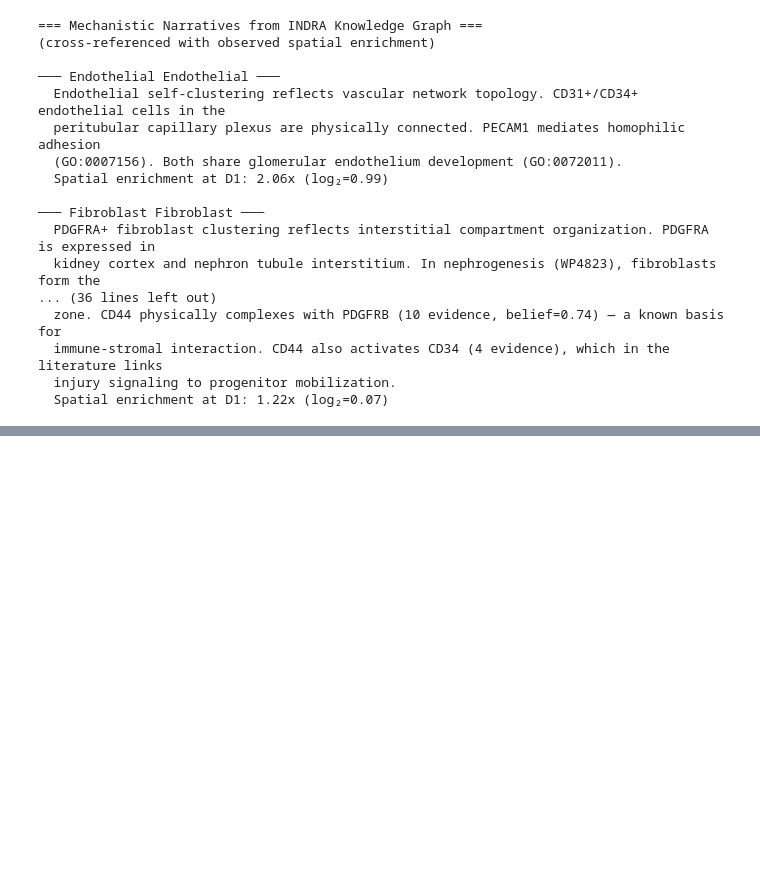
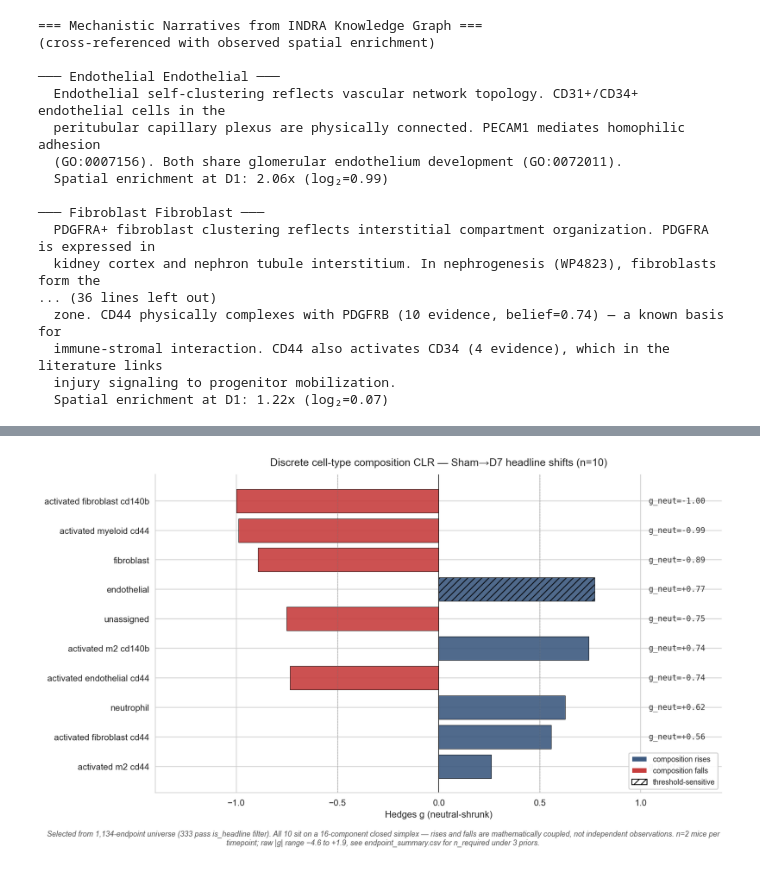
Before and after one commit to ejmockler/IMC-workflow, a Jupyter notebook: notebooks/main_narrative.ipynb, the cells around one changed output, grey strips where cells are left out. Drawn from its saved outputs; the diff is of its cells as text; code cells hidden in the pictures; blank space fills up the shorter version.

```diff
--- a/notebooks/main_narrative.ipynb
+++ b/notebooks/main_narrative.ipynb
@@ -1218,0 +1295,78 @@ Family A endpoints filtered OUT of co-headlines (full accounting):
+# %%
+# Discrete cell-type CLR — Sham→D7 headline shifts (closed-simplex coordinates)
+import pandas as pd
+import matplotlib.pyplot as plt
+import matplotlib.patches as mpatches
+import numpy as np
+
+base = project_root / 'results' / 'biological_analysis' / 'temporal_interfaces'
+endpoint_df = pd.read_csv(base / 'endpoint_summary.csv')
+for col in ['g_pathological', 'is_headline', 'support_sensitive', 'threshold_sensitive']:
+    if col in endpoint_df.columns:
+        endpoint_df[col] = (endpoint_df[col] == True)
+
+discrete = endpoint_df[
+    (endpoint_df['family'] == 'A_interface_clr') &
+    (endpoint_df['endpoint_axis'] == 'discrete_celltype_16cat') &
+    (endpoint_df['tp1'] == 'Sham') & (endpoint_df['tp2'] == 'D7') &
+    (endpoint_df['is_headline'])
+].copy()
+# Largest |g| at top (matplotlib barh inverts y-axis by default)
+discrete = discrete.reindex(discrete['g_shrunk_neutral'].abs().sort_values(ascending=True).index)
+discrete['label'] = discrete['endpoint'].str.replace('_clr', '').str.replace('_', ' ')
+
+# Universe / selection-burden context
+n_universe = len(endpoint_df)
+n_headline = int(endpoint_df['is_headline'].sum())
+n_thresh_sens = int(discrete['threshold_sensitive'].sum())
+
+fig, ax = plt.subplots(figsize=(11, 6))
+y_pos = np.arange(len(discrete))
+colors = ['#C73E3E' if g < 0 else '#3D5A80' for g in discrete['g_shrunk_neutral'].values]
+hatches = ['///' if t else '' for t in discrete['threshold_sensitive'].values]
+bars = ax.barh(y_pos, discrete['g_shrunk_neutral'].values, color=colors, alpha=0.9,
+               edgecolor='black', linewidth=0.5, hatch=hatches)
+
+# Single annotation per bar: g_neut at fixed-x column (rightmost edge)
+ANNOT_X = 1.32
+for i, (_, row) in enumerate(discrete.iterrows()):
+    g_neut = row['g_shrunk_neutral']
+    ax.text(ANNOT_X, i, f'g_neut={g_neut:+.2f}', va='center', ha='right',
+            fontsize=9, color='#333', family='monospace')
+
+ax.axvline(0, color='black', linewidth=0.7)
+ax.axvline(0.5, color='gray', linestyle='--', linewidth=0.6, alpha=0.5)
+ax.axvline(-0.5, color='gray', linestyle='--', linewidth=0.6, alpha=0.5)
+ax.set_yticks(y_pos)
+ax.set_yticklabels(discrete['label'], fontsize=10)
+ax.set_xlabel('Hedges g (neutral-shrunk)', fontsize=10.5)
+ax.set_title('Discrete cell-type composition CLR — Sham→D7 headline shifts (n=10)',
+             fontsize=12, pad=10)
+ax.set_xlim(-1.4, 1.4)
+ax.spines['top'].set_visible(False)
+ax.spines['right'].set_visible(False)
+
+# Legend for hatching if any
+if n_thresh_sens > 0:
+    handles = [
+        mpatches.Patch(facecolor='#3D5A80', label='composition rises'),
+        mpatches.Patch(facecolor='#C73E3E', label='composition falls'),
+        mpatches.Patch(facecolor='white', edgecolor='black', hatch='///',
+                       label='threshold-sensitive'),
+    ]
+    ax.legend(handles=handles, loc='lower right', fontsize=8.5, framealpha=0.95)
+
+# Footer note: selection burden, CLR coupling, sample size
+footer = (
+    f'Selected from {n_universe:,}-endpoint universe ({n_headline} pass is_headline filter). '
+    f'All 10 sit on a 16-component closed simplex — rises and falls are mathematically coupled, '
+    f'not independent observations. n=2 mice per timepoint; raw |g| range −4.6 to +1.9, '
+    f'see endpoint_summary.csv for n_required under 3 priors.'
+)
+fig.text(0.5, -0.04, footer, ha='center', fontsize=8.5, style='italic',
+         color='#555', wrap=True)
+
+plt.tight_layout()
+plt.show()
+# %% [output]
+[figure, added]
```
Also changed, not shown: parts of 16 cells of this notebook.
